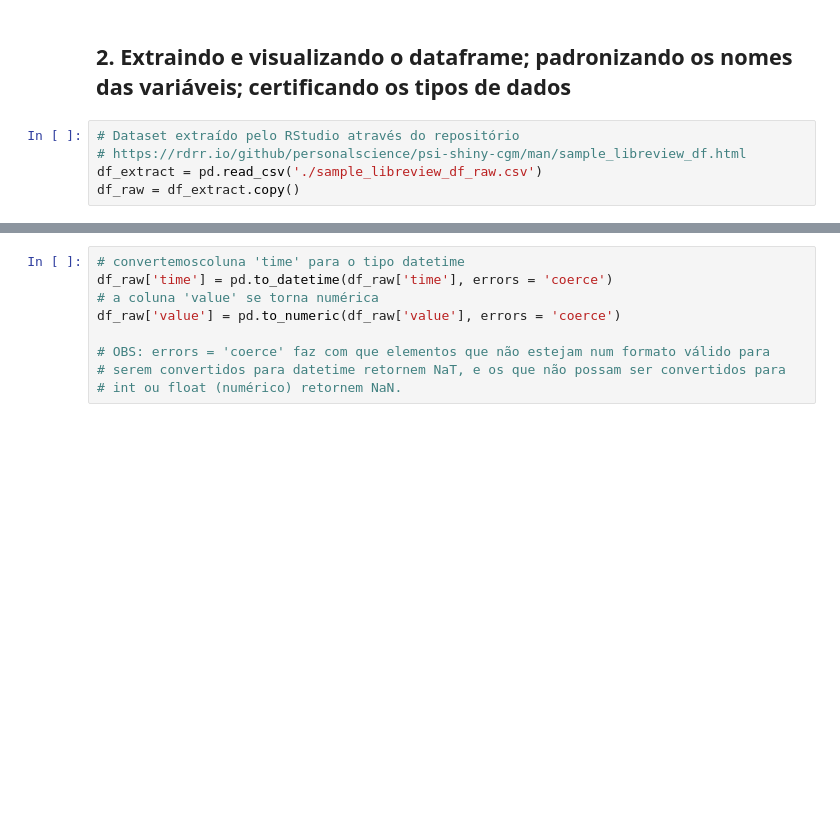
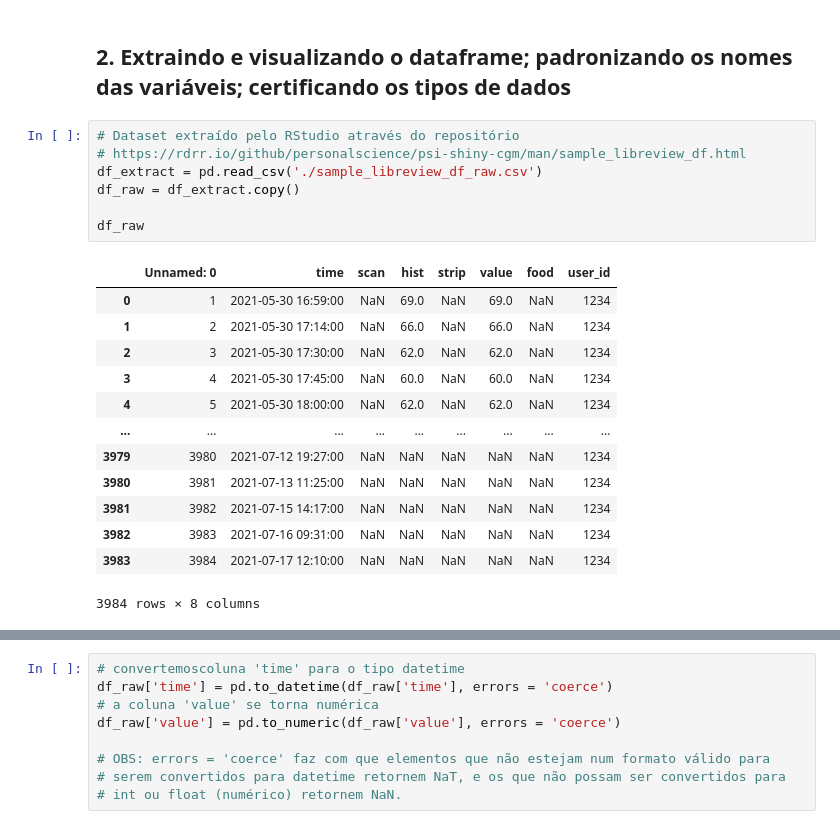
Before and after one commit to teco-insights/continuous-glucose-monitoring, a Jupyter notebook: continuous_glucose_monitoring.ipynb, the cells around one changed output, grey strips where cells are left out. Saved outputs shown, nothing was run; the diff lists cells and outputs as text; blank space fills up the shorter version.

```diff
--- a/continuous_glucose_monitoring.ipynb
+++ b/continuous_glucose_monitoring.ipynb
@@ -18,8 +18,24 @@ import numpy as np
 # %%
 # Dataset extraído pelo RStudio através do repositório
 # https://rdrr.io/github/personalscience/psi-shiny-cgm/man/sample_libreview_df.html
 df_extract = pd.read_csv('./sample_libreview_df_raw.csv')
 df_raw = df_extract.copy()
+
+df_raw
+# %% [output]
+|  | Unnamed: 0 | time | scan | hist | strip | value | food | user_id |
+| 0 | 1 | 2021-05-30 16:59:00 | NaN | 69.0 | NaN | 69.0 | NaN | 1234 |
+| 1 | 2 | 2021-05-30 17:14:00 | NaN | 66.0 | NaN | 66.0 | NaN | 1234 |
+| 2 | 3 | 2021-05-30 17:30:00 | NaN | 62.0 | NaN | 62.0 | NaN | 1234 |
+| 3 | 4 | 2021-05-30 17:45:00 | NaN | 60.0 | NaN | 60.0 | NaN | 1234 |
+| 4 | 5 | 2021-05-30 18:00:00 | NaN | 62.0 | NaN | 62.0 | NaN | 1234 |
+| ... | ... | ... | ... | ... | ... | ... | ... | ... |
+| 3979 | 3980 | 2021-07-12 19:27:00 | NaN | NaN | NaN | NaN | NaN | 1234 |
+| 3980 | 3981 | 2021-07-13 11:25:00 | NaN | NaN | NaN | NaN | NaN | 1234 |
+| 3981 | 3982 | 2021-07-15 14:17:00 | NaN | NaN | NaN | NaN | NaN | 1234 |
+| 3982 | 3983 | 2021-07-16 09:31:00 | NaN | NaN | NaN | NaN | NaN | 1234 |
+| 3983 | 3984 | 2021-07-17 12:10:00 | NaN | NaN | NaN | NaN | NaN | 1234 |
+3984 rows × 8 columns
 # %%
 '''
 No atributo columns (do tipo índice) do objeto df_raw, nosso dataframe, iremos formatar
```
Also changed, not shown: parts of 28 cells of this notebook.
